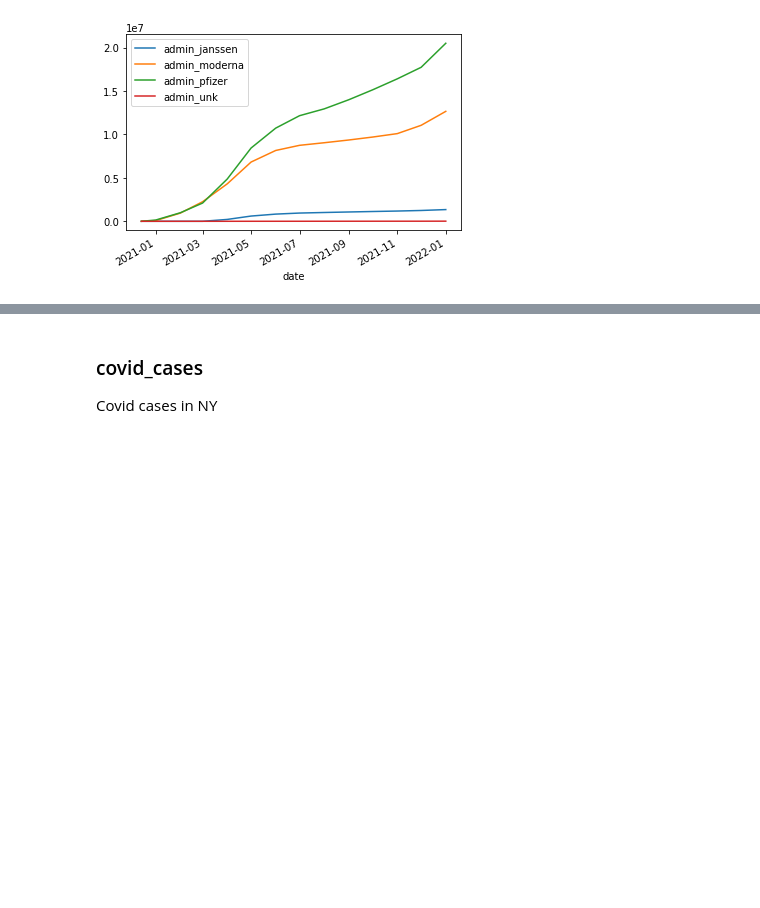
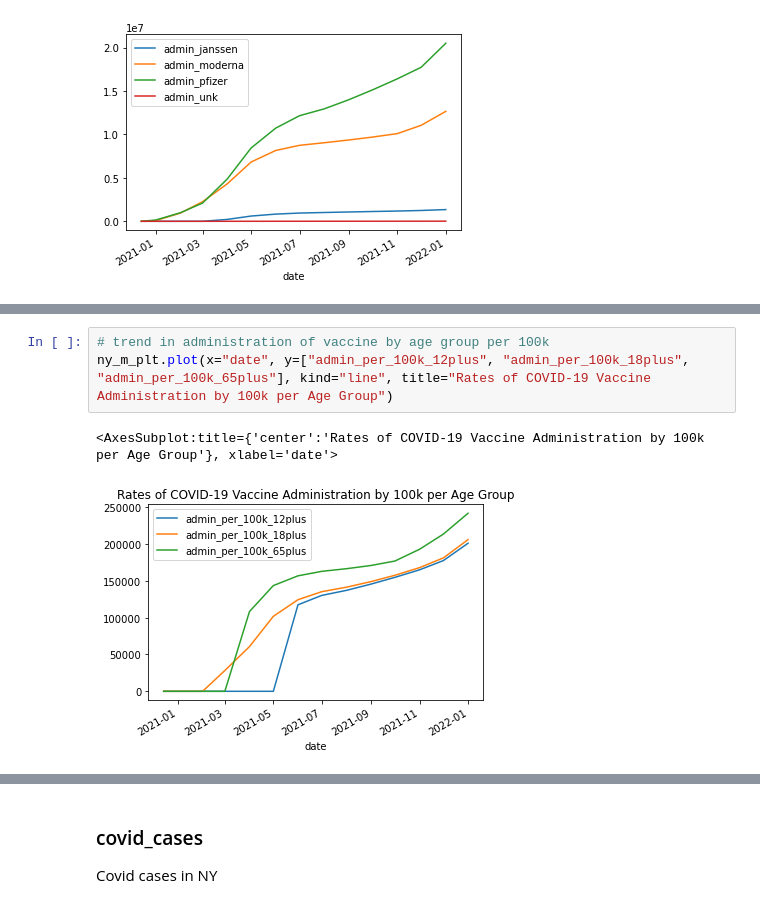
Before and after one commit to shinaolaatoro/ds4a-team55, a Jupyter notebook: team55_prelim_eda.ipynb, the cells around one changed output, grey strips where cells are left out. Cells and saved outputs as stored; diff of their text form; blank space fills up the shorter version.

```diff
--- a/team55_prelim_eda.ipynb
+++ b/team55_prelim_eda.ipynb
@@ -196,0 +213,6 @@ ny_m_plt.plot(x="date", y=["admin_janssen", "admin_moderna", "admin_pfizer", "ad
+# %%
+# trend in administration of vaccine by age group per 100k
+ny_m_plt.plot(x="date", y=["admin_per_100k_12plus", "admin_per_100k_18plus", "admin_per_100k_65plus"], kind="line", title="Rates of COVID-19 Vaccine Administration by 100k per Age Group")
+# %% [output]
+<AxesSubplot:title={'center':'Rates of COVID-19 Vaccine Administration by 100k per Age Group'}, xlabel='date'>
+[figure, added]
```
Also changed, not shown: parts of 6 cells of this notebook.
